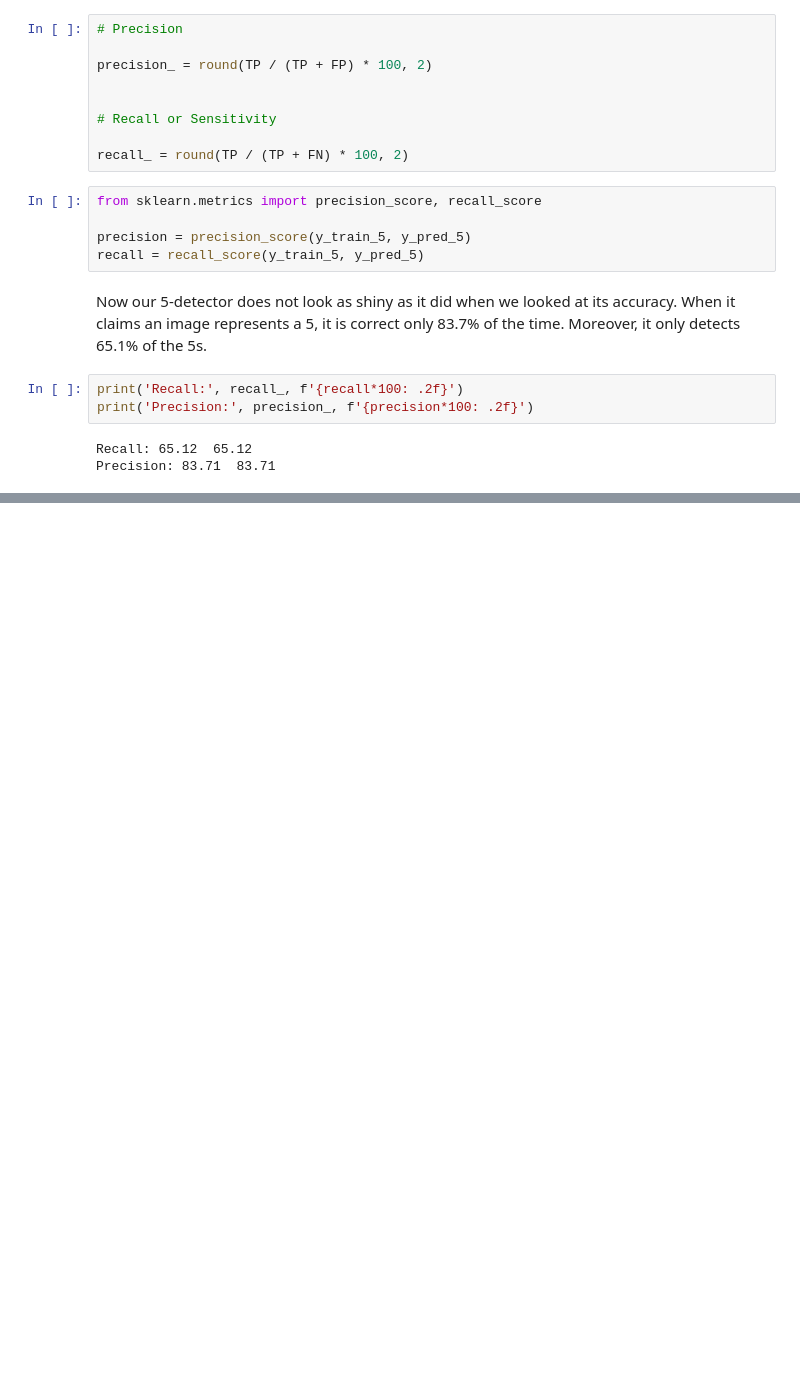
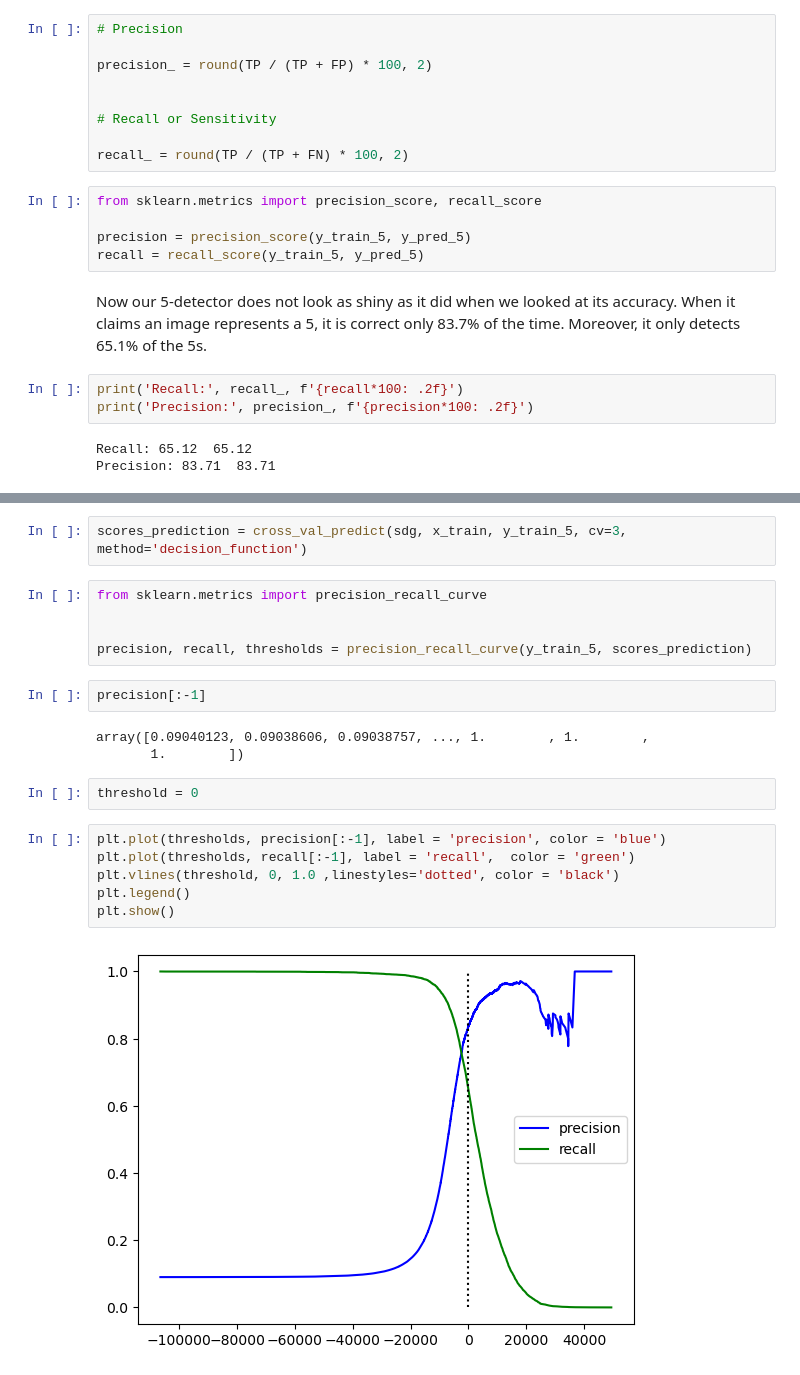
Before and after one commit to magyar1998/ml-hands-on-book, a Jupyter notebook: Capitulo3/src/classificador.ipynb, the cells around one changed output, grey strips where cells are left out. Drawn from its saved outputs; the diff is of its cells as text; blank space fills up the shorter version.

```diff
--- a/Capitulo3/src/classificador.ipynb
+++ b/Capitulo3/src/classificador.ipynb
@@ -243,0 +266,22 @@ Precision: 83.71  83.71
+# %%
+scores_prediction = cross_val_predict(sdg, x_train, y_train_5, cv=3, method='decision_function')
+# %%
+from sklearn.metrics import precision_recall_curve
+
+
+precision, recall, thresholds = precision_recall_curve(y_train_5, scores_prediction)
+# %%
+precision[:-1]
+# %% [output]
+array([0.09040123, 0.09038606, 0.09038757, ..., 1.        , 1.        ,
+       1.        ])
+# %%
+threshold = 0
+# %%
+plt.plot(thresholds, precision[:-1], label = 'precision', color = 'blue')
+plt.plot(thresholds, recall[:-1], label = 'recall',  color = 'green')
+plt.vlines(threshold, 0, 1.0 ,linestyles='dotted', color = 'black')
+plt.legend()
+plt.show()
+# %% [output]
+[figure, added]
```
Also changed, not shown: parts of 22 cells of this notebook.
